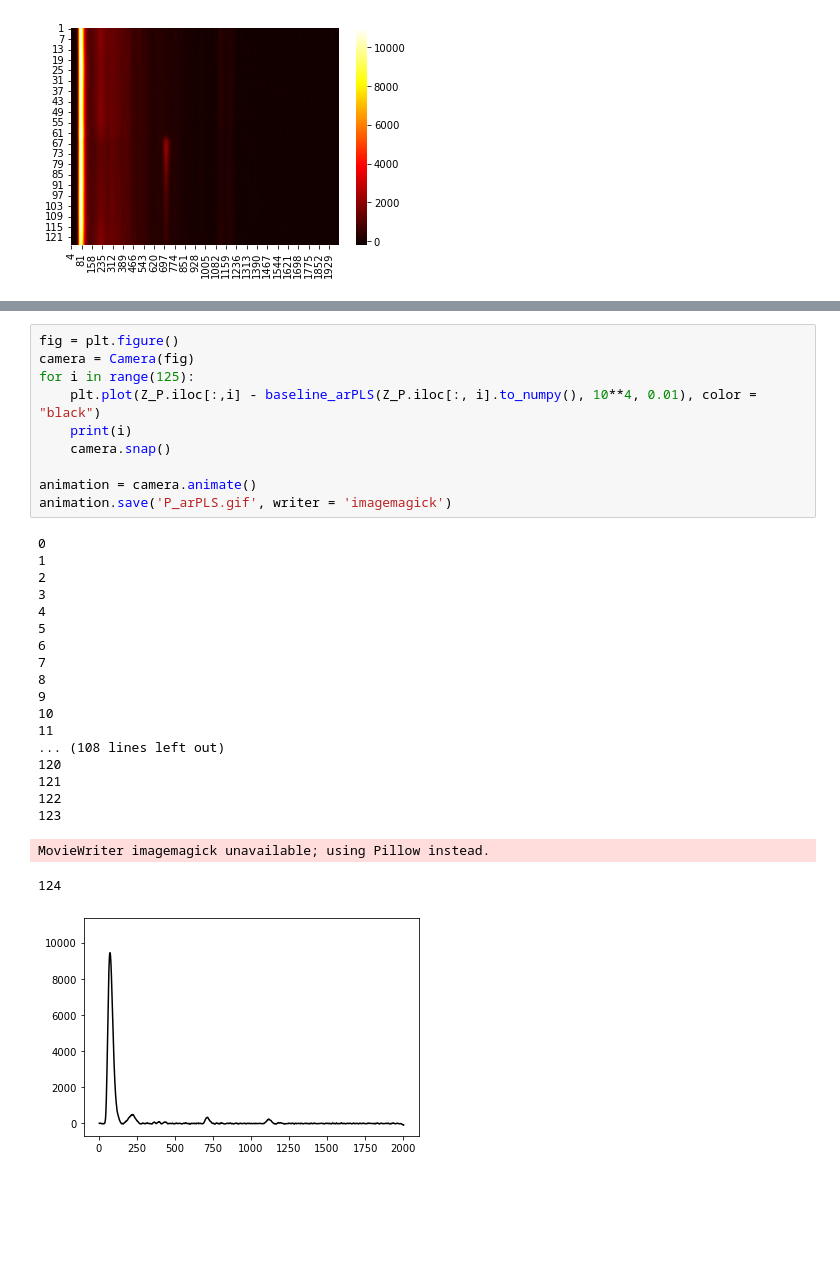
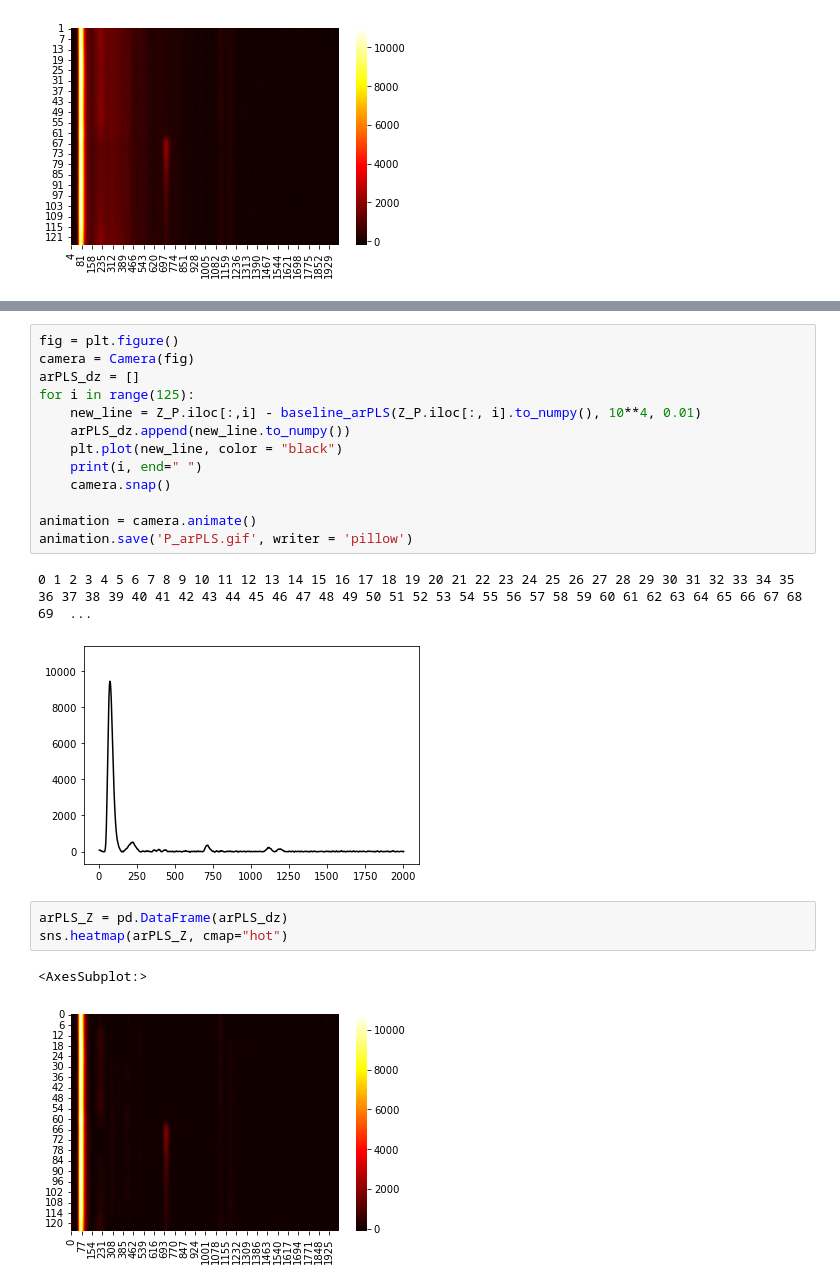
Before and after one commit to pisosyam/JUNIOR2023, a Jupyter notebook: Untitled1.ipynb, the cells around one changed output, grey strips where cells are left out. Drawn from its saved outputs; the diff is of its cells as text; blank space fills up the shorter version.

```diff
--- a/Untitled1.ipynb
+++ b/Untitled1.ipynb
@@ -111,31 +108,22 @@ plt.show()
 # %%
 fig = plt.figure()
 camera = Camera(fig)
+arPLS_dz = []
 for i in range(125):
-    plt.plot(Z_P.iloc[:,i] - baseline_arPLS(Z_P.iloc[:, i].to_numpy(), 10**4, 0.01), color = "black")
-    print(i)
+    new_line = Z_P.iloc[:,i] - baseline_arPLS(Z_P.iloc[:, i].to_numpy(), 10**4, 0.01)
+    arPLS_dz.append(new_line.to_numpy())
+    plt.plot(new_line, color = "black")
+    print(i, end=" ")
     camera.snap()
 
 animation = camera.animate()
-animation.save('P_arPLS.gif', writer = 'imagemagick')
+animation.save('P_arPLS.gif', writer = 'pillow')
 # %% [output]
-0
-1
-2
-3
-4
-5
-6
-7
-8
-9
-10
-11
-... (108 lines left out)
-120
-121
-122
-123
+0 1 2 3 4 5 6 7 8 9 10 11 12 13 14 15 16 17 18 19 20 21 22 23 24 25 26 27 28 29 30 31 32 33 34 35 36 37 38 39 40 41 42 43 44 45 46 47 48 49 50 51 52 53 54 55 56 57 58 59 60 61 62 63 64 65 66 67 68 69  ...
-MovieWriter imagemagick unavailable; using Pillow instead.
-124
 [figure]
+# %%
+arPLS_Z = pd.DataFrame(arPLS_dz)
+sns.heatmap(arPLS_Z, cmap="hot")
+# %% [output]
+<AxesSubplot:>
+[figure, added]
```
Also changed, not shown: parts of 5 cells of this notebook, 4 other files.
